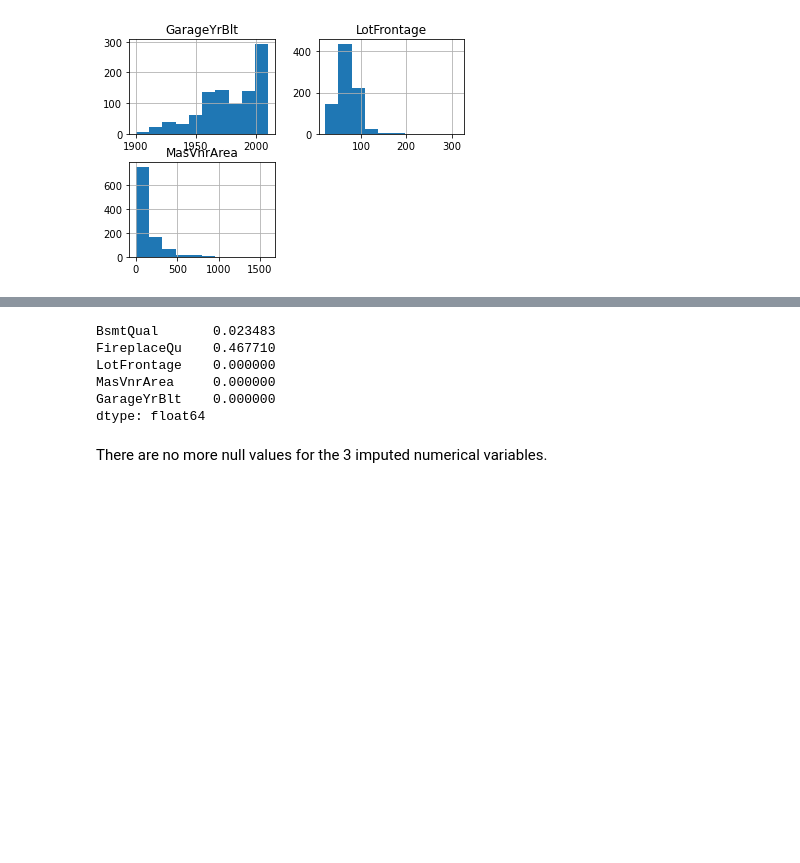
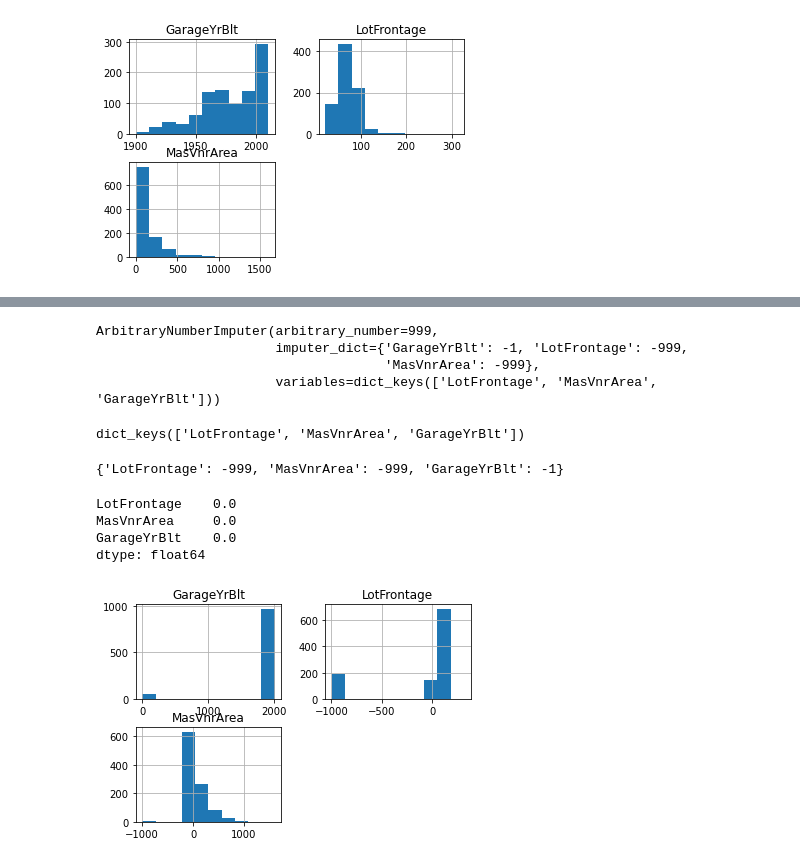
Before and after one commit to solegalli/feature-engineering-for-machine-learning, a Jupyter notebook: Section-04-Missing-Data-Imputation/04.17-Arbitrary-Value-Imputation-Feature-Engine.ipynb, the cells around one changed output, grey strips where cells are left out. Saved outputs shown, nothing was run; the diff lists cells and outputs as text; code cells hidden in the pictures; blank space fills up the shorter version.

Commit message:
update feature engine imputation

```diff
--- a/Section-04-Missing-Data-Imputation/04.17-Arbitrary-Value-Imputation-Feature-Engine.ipynb
+++ b/Section-04-Missing-Data-Imputation/04.17-Arbitrary-Value-Imputation-Feature-Engine.ipynb
@@ -134,8 +134,8 @@ dtype: float64
 # let's do it imputation but this time
 # and let's do it over 2 of the 3 numerical variables
 
-imputer = mdi.ArbitraryNumberImputer(arbitrary_number = -999,
-                                     variables=['LotFrontage', 'MasVnrArea'])
+imputer = ArbitraryNumberImputer(arbitrary_number=-999,
+                                 variables=['LotFrontage', 'MasVnrArea'])
 
 imputer.fit(X_train)
 # %% [output]
@@ -188,2 +179,0 @@ pipe = Pipeline([
-# %%
-pipe.fit(X_train)
@@ -208,15 +180,40 @@ pipe.named_steps['imputer_minus1'].arbitrary_number
+# %%
+imputer = ArbitraryNumberImputer(
+    imputer_dict={'LotFrontage': -999, 'MasVnrArea': -999, 'GarageYrBlt': -1})
+
+imputer.fit(X_train)
+# %% [output]
+ArbitraryNumberImputer(arbitrary_number=999,
+                       imputer_dict={'GarageYrBlt': -1, 'LotFrontage': -999,
+                                     'MasVnrArea': -999},
+                       variables=dict_keys(['LotFrontage', 'MasVnrArea', 'GarageYrBlt']))
+# %%
+# now the imputer uses only the variables we indicated
+
+imputer.variables
+# %% [output]
+dict_keys(['LotFrontage', 'MasVnrArea', 'GarageYrBlt'])
+# %%
+imputer.imputer_dict_
+# %% [output]
+{'LotFrontage': -999, 'MasVnrArea': -999, 'GarageYrBlt': -1}
 # %%
-# let's transform the data with the pipeline
-tmp = pipe.transform(X_train)
+# feature-engine returns a dataframe
+
+tmp = imputer.transform(X_train)
 
 # let's check null values are gone
-tmp.isnull().mean()
+tmp[imputer.variables].isnull().mean()
 # %% [output]
-BsmtQual       0.023483
-FireplaceQu    0.467710
-LotFrontage    0.000000
-MasVnrArea     0.000000
-GarageYrBlt    0.000000
+LotFrontage    0.0
+MasVnrArea     0.0
+GarageYrBlt    0.0
 dtype: float64
-# %% [markdown]
-There are no more null values for the 3 imputed numerical variables.
+# %%
+# let's check the histograms of the variables
+# after the imputation
+
+tmp[imputer.variables].hist()
+plt.show()
+# %% [output]
+[figure, added]
```
Also changed, not shown: parts of 10 cells of this notebook, 9 other files.
